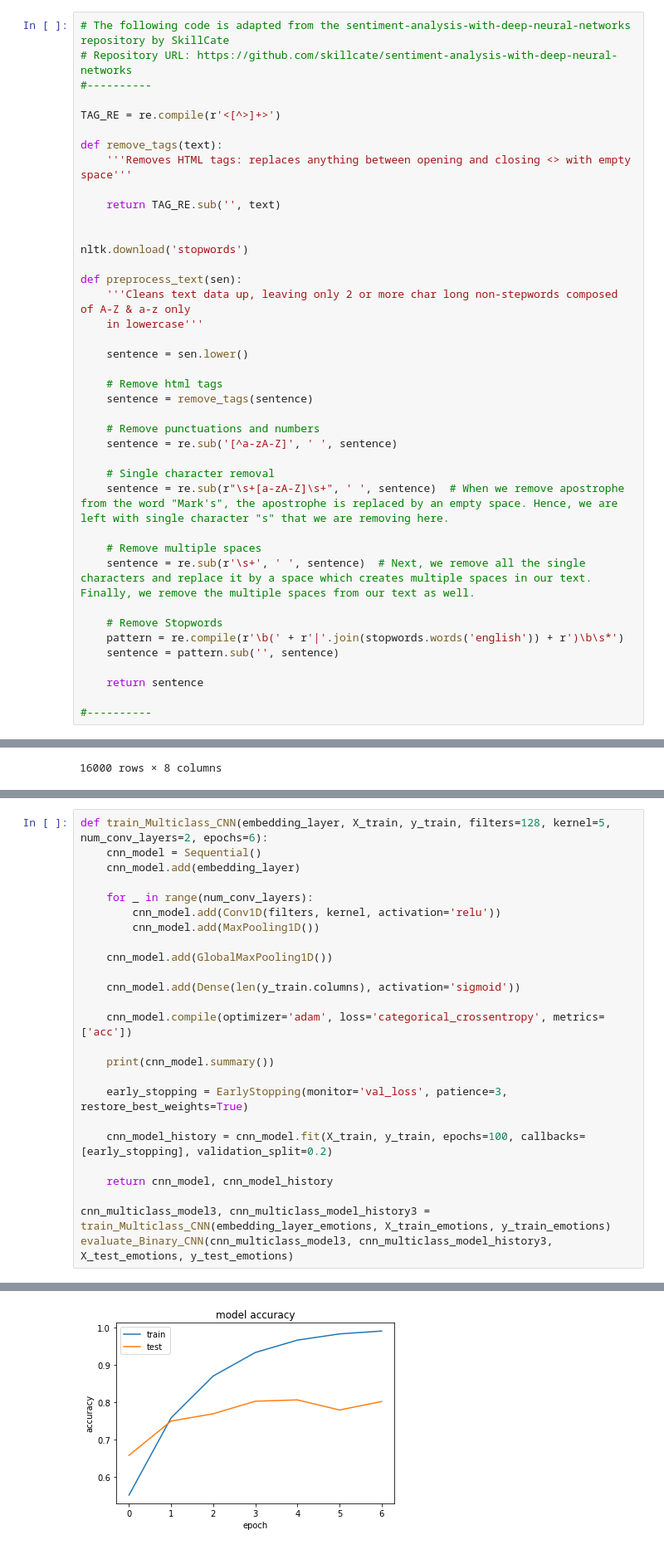
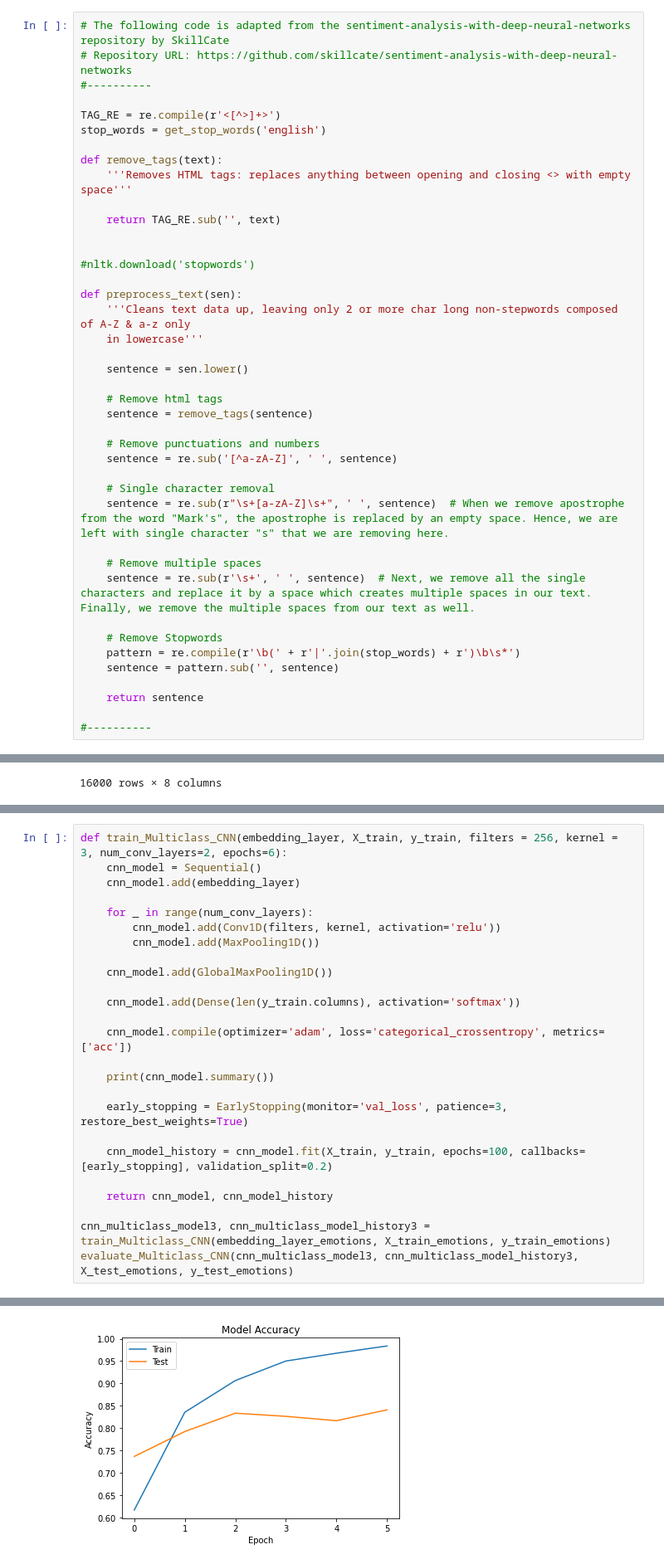
Before and after one commit to mirwisek/emotion-classification-twitter, a Jupyter notebook: CNN.ipynb, the cells around one changed output, grey strips where cells are left out. Shown at 83% size. Saved outputs shown, nothing was run; the diff lists cells and outputs as text.

```diff
--- a/CNN.ipynb
+++ b/CNN.ipynb
@@ -118,6 +119,7 @@ For CNN, it is necessary to remove certain elements from the text such as stopwo
 #----------
 
 TAG_RE = re.compile(r'<[^>]+>')
+stop_words = get_stop_words('english')
 
 def remove_tags(text):
     '''Removes HTML tags: replaces anything between opening and closing <> with empty space'''
@@ -125,7 +127,7 @@ def remove_tags(text):
     return TAG_RE.sub('', text)
 
 
-nltk.download('stopwords')
+#nltk.download('stopwords')
 
 def preprocess_text(sen):
     '''Cleans text data up, leaving only 2 or more char long non-stepwords composed of A-Z & a-z only
@@ -146,7 +148,7 @@ def preprocess_text(sen):
     sentence = re.sub(r'\s+', ' ', sentence)  # Next, we remove all the single characters and replace it by a space which creates multiple spaces in our text. Finally, we remove the multiple spaces from our text as well.
 
     # Remove Stopwords
-    pattern = re.compile(r'\b(' + r'|'.join(stopwords.words('english')) + r')\b\s*')
+    pattern = re.compile(r'\b(' + r'|'.join(stop_words) + r')\b\s*')
     sentence = pattern.sub('', sentence)
 
     return sentence
@@ -779,5 +934,5 @@ Test Accuracy: 0.8181250095367432
 # %%
-def train_Multiclass_CNN(embedding_layer, X_train, y_train, filters=128, kernel=5, num_conv_layers=2, epochs=6):
+def train_Multiclass_CNN(embedding_layer, X_train, y_train, filters = 256, kernel = 3, num_conv_layers=2, epochs=6):
     cnn_model = Sequential()
     cnn_model.add(embedding_layer)
 
@@ -787,7 +942,7 @@ def train_Multiclass_CNN(embedding_layer, X_train, y_train, filters=128, kernel=
 
     cnn_model.add(GlobalMaxPooling1D())
 
-    cnn_model.add(Dense(len(y_train.columns), activation='sigmoid'))
+    cnn_model.add(Dense(len(y_train.columns), activation='softmax'))
 
     cnn_model.compile(optimizer='adam', loss='categorical_crossentropy', metrics=['acc'])
 
@@ -800,5 +955,5 @@ def train_Multiclass_CNN(embedding_layer, X_train, y_train, filters=128, kernel=
     return cnn_model, cnn_model_history
 
 cnn_multiclass_model3, cnn_multiclass_model_history3 = train_Multiclass_CNN(embedding_layer_emotions, X_train_emotions, y_train_emotions)
-evaluate_Binary_CNN(cnn_multiclass_model3, cnn_multiclass_model_history3, X_test_emotions, y_test_emotions)
+evaluate_Multiclass_CNN(cnn_multiclass_model3, cnn_multiclass_model_history3, X_test_emotions, y_test_emotions)
 # %% [output]
@@ -822 +977 @@ Test Accuracy: 0.817187488079071
-[figure, old version]
+[figure, new version]
```
Also changed, not shown: parts of 22 cells of this notebook.
